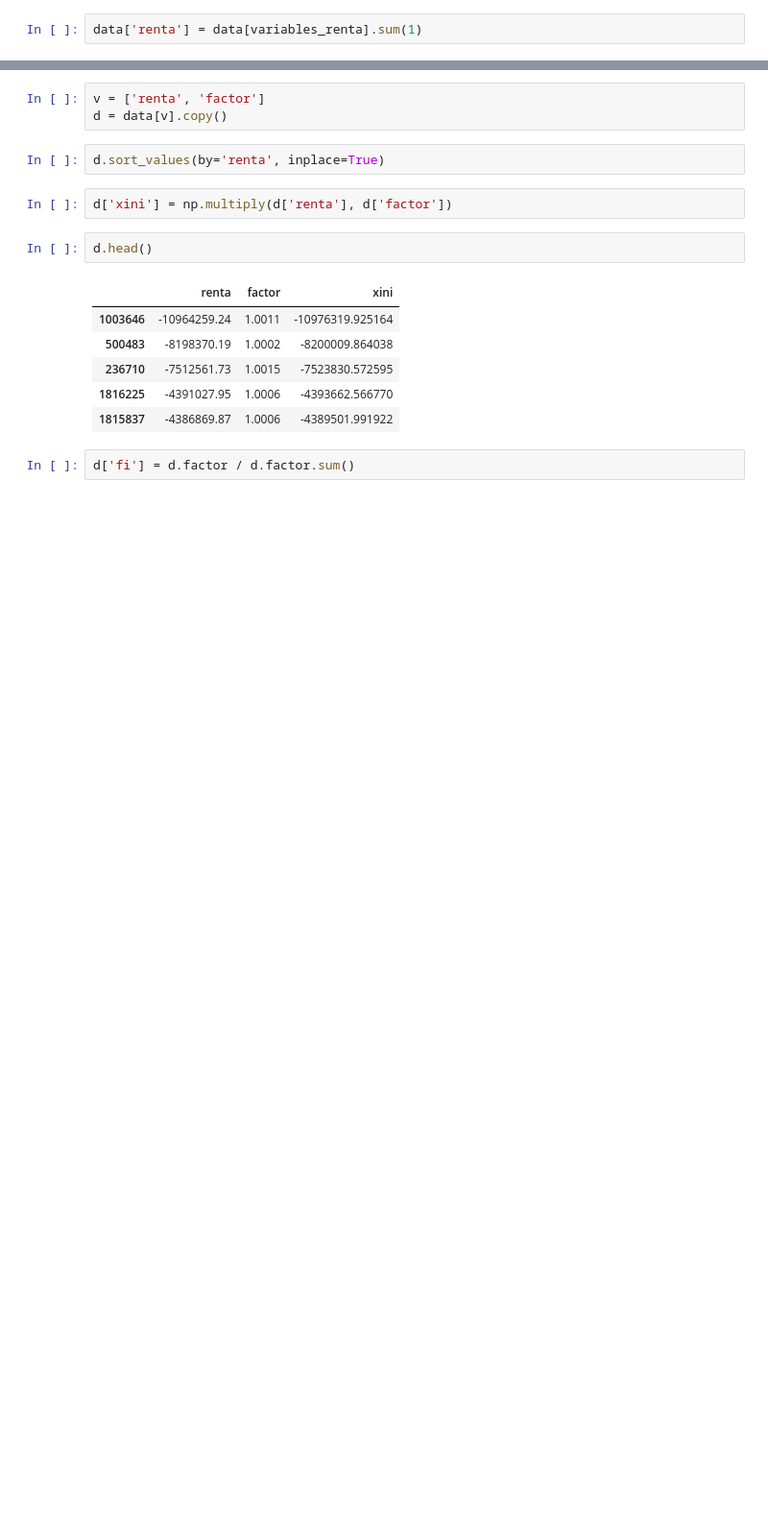
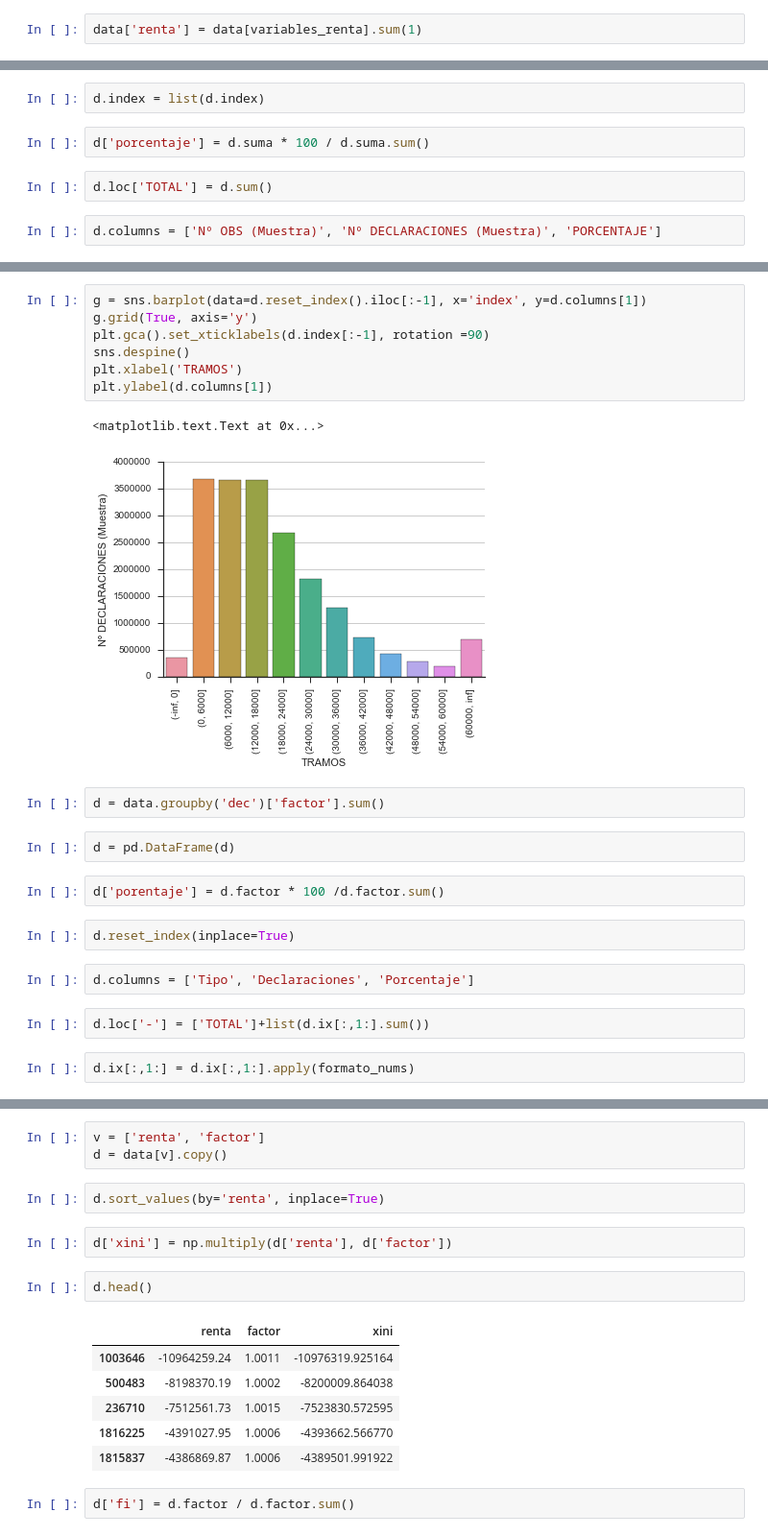
Before and after one commit to mmngreco/Fiscal, a Jupyter notebook: Muestra2011.ipynb, the cells around one changed output, grey strips where cells are left out. Shown at 96% size. Cells and saved outputs as stored; diff of their text form; blank space fills up the shorter version.

```diff
--- a/Muestra2011.ipynb
+++ b/Muestra2011.ipynb
@@ -373,0 +415,8 @@ data['renta'] = data[variables_renta].sum(1)
+# %%
+d.index = list(d.index)
+# %%
+d['porcentaje'] = d.suma * 100 / d.suma.sum()
+# %%
+d.loc['TOTAL'] = d.sum()
+# %%
+d.columns = ['Nº OBS (Muestra)', 'Nº DECLARACIONES (Muestra)', 'PORCENTAJE']
@@ -373,0 +440,24 @@ data['renta'] = data[variables_renta].sum(1)
+# %%
+g = sns.barplot(data=d.reset_index().iloc[:-1], x='index', y=d.columns[1])
+g.grid(True, axis='y')
+plt.gca().set_xticklabels(d.index[:-1], rotation =90)
+sns.despine()
+plt.xlabel('TRAMOS')
+plt.ylabel(d.columns[1])
+# %% [output]
+<matplotlib.text.Text at 0x...>
+[figure, added]
+# %%
+d = data.groupby('dec')['factor'].sum()
+# %%
+d = pd.DataFrame(d)
+# %%
+d['porentaje'] = d.factor * 100 /d.factor.sum()
+# %%
+d.reset_index(inplace=True)
+# %%
+d.columns = ['Tipo', 'Declaraciones', 'Porcentaje']
+# %%
+d.loc['-'] = ['TOTAL']+list(d.ix[:,1:].sum())
+# %%
+d.ix[:,1:] = d.ix[:,1:].apply(formato_nums)
```
Also changed, not shown: parts of 72 cells of this notebook.
